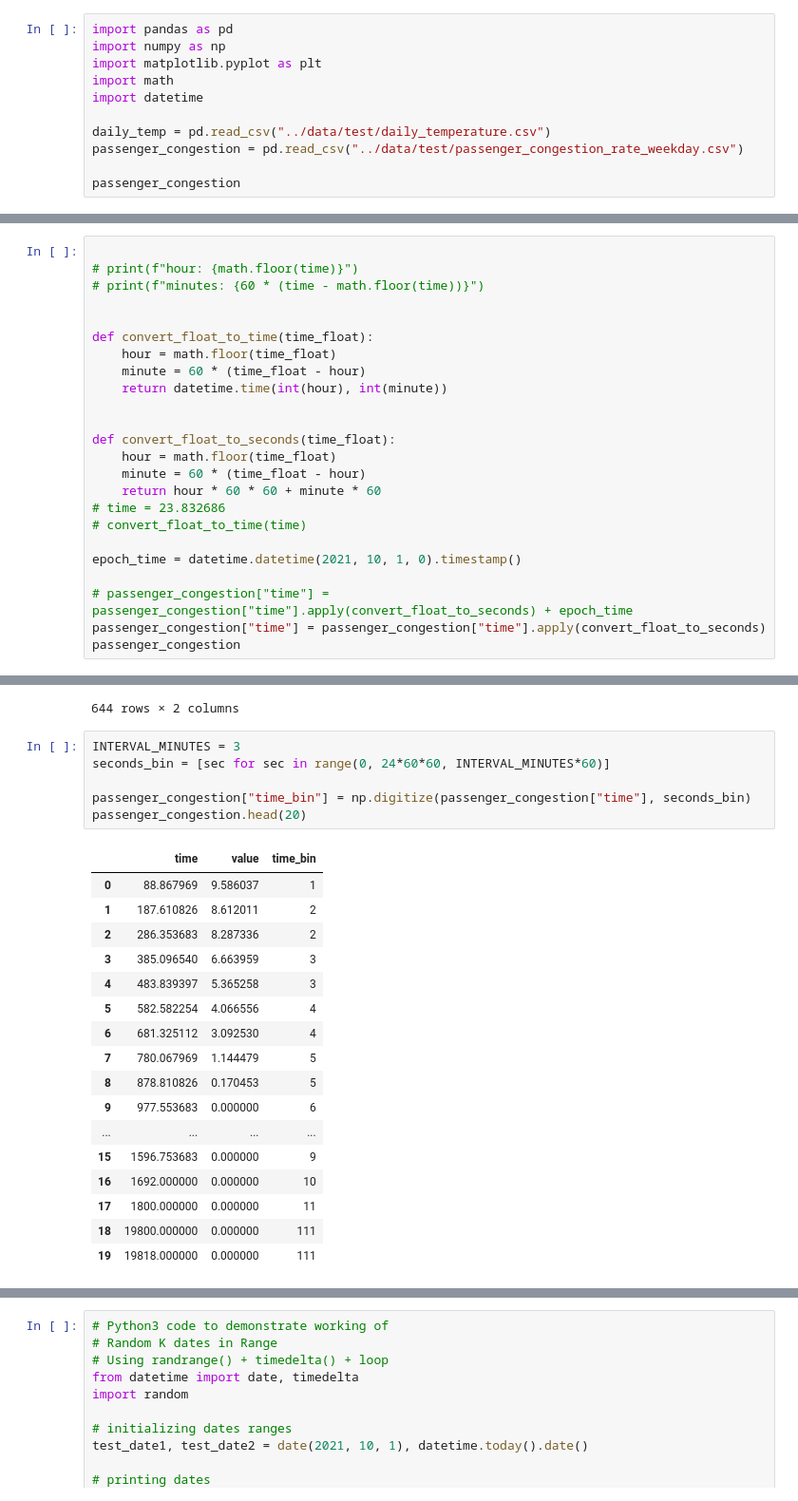
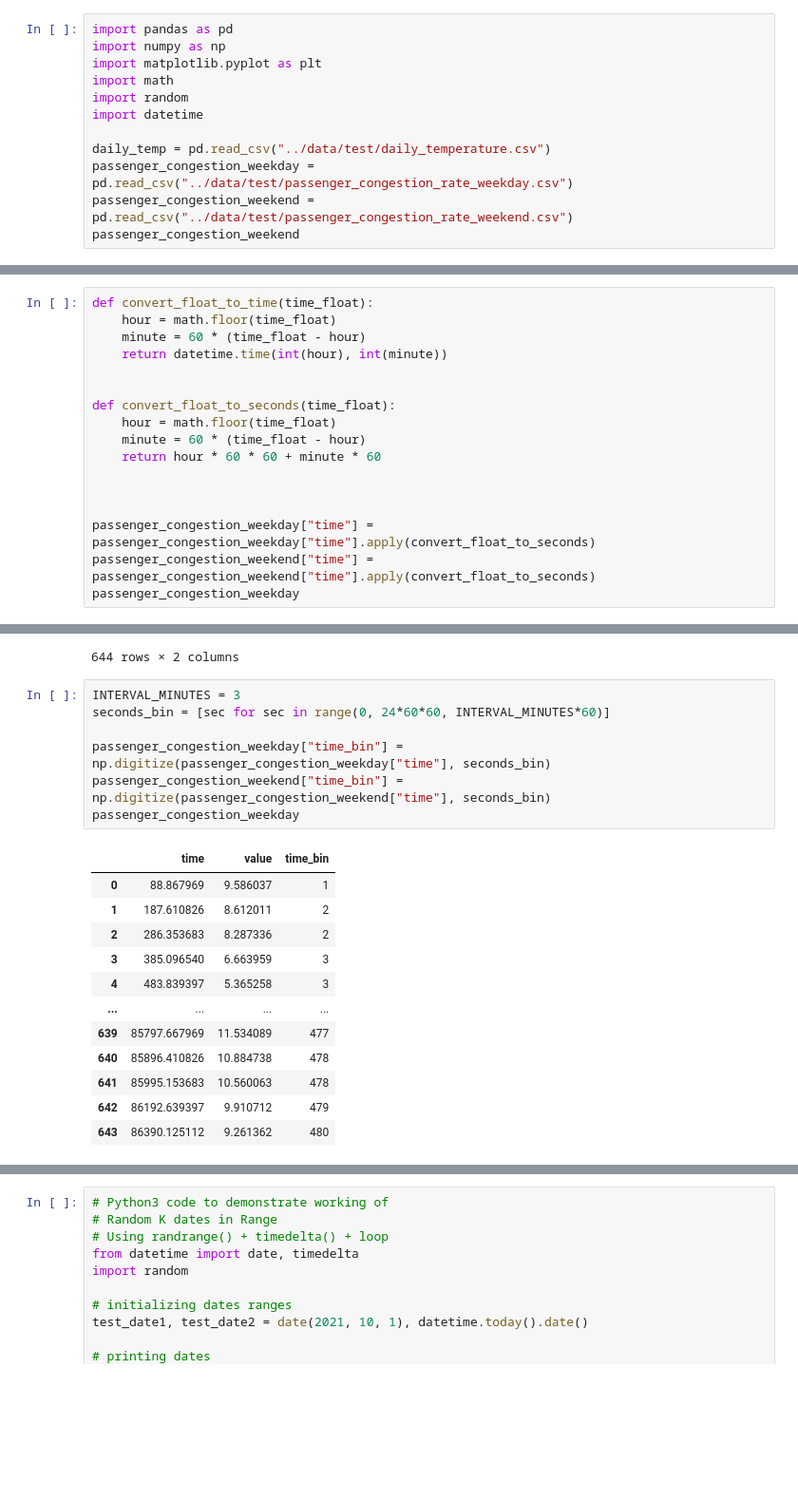
Before and after one commit to yxcho/iot_project, a Jupyter notebook: src/mock_data.ipynb, the cells around one changed output, grey strips where cells are left out. Shown at 95% size. Saved outputs shown, nothing was run; the diff lists cells and outputs as text; blank space fills up the shorter version.

```diff
--- a/src/mock_data.ipynb
+++ b/src/mock_data.ipynb
@@ -177,11 +179,12 @@ import pandas as pd
 import numpy as np
 import matplotlib.pyplot as plt
 import math
+import random
 import datetime
 
 daily_temp = pd.read_csv("../data/test/daily_temperature.csv")
-passenger_congestion = pd.read_csv("../data/test/passenger_congestion_rate_weekday.csv")
-
-passenger_congestion
+passenger_congestion_weekday = pd.read_csv("../data/test/passenger_congestion_rate_weekday.csv")
+passenger_congestion_weekend = pd.read_csv("../data/test/passenger_congestion_rate_weekend.csv")
+passenger_congestion_weekend
 # %% [output]
 |  | time | value |
@@ -200,9 +208,4 @@ passenger_congestion
 # %%
-
-# print(f"hour: {math.floor(time)}")
-# print(f"minutes: {60 * (time - math.floor(time))}")
-
-
 def convert_float_to_time(time_float):
     hour = math.floor(time_float)
     minute = 60 * (time_float - hour)
@@ -213,14 +216,12 @@ def convert_float_to_seconds(time_float):
     hour = math.floor(time_float)
     minute = 60 * (time_float - hour)
     return hour * 60 * 60 + minute * 60
-# time = 23.832686
-# convert_float_to_time(time)
 
-epoch_time = datetime.datetime(2021, 10, 1, 0).timestamp()
 
-# passenger_congestion["time"] = passenger_congestion["time"].apply(convert_float_to_seconds) + epoch_time
-passenger_congestion["time"] = passenger_congestion["time"].apply(convert_float_to_seconds)
-passenger_congestion
+
+passenger_congestion_weekday["time"] = passenger_congestion_weekday["time"].apply(convert_float_to_seconds)
+passenger_congestion_weekend["time"] = passenger_congestion_weekend["time"].apply(convert_float_to_seconds)
+passenger_congestion_weekday
 # %% [output]
 |  | time | value |
 | 0 | 88.867969 | 9.586037 |
@@ -238,24 +239,20 @@ passenger_congestion
 # %%
 INTERVAL_MINUTES = 3
 seconds_bin = [sec for sec in range(0, 24*60*60, INTERVAL_MINUTES*60)]
 
-passenger_congestion["time_bin"] = np.digitize(passenger_congestion["time"], seconds_bin)
-passenger_congestion.head(20)
+passenger_congestion_weekday["time_bin"] = np.digitize(passenger_congestion_weekday["time"], seconds_bin)
+passenger_congestion_weekend["time_bin"] = np.digitize(passenger_congestion_weekend["time"], seconds_bin)
+passenger_congestion_weekday
 # %% [output]
 |  | time | value | time_bin |
 | 0 | 88.867969 | 9.586037 | 1 |
 | 1 | 187.610826 | 8.612011 | 2 |
 | 2 | 286.353683 | 8.287336 | 2 |
 | 3 | 385.096540 | 6.663959 | 3 |
 | 4 | 483.839397 | 5.365258 | 3 |
-| 5 | 582.582254 | 4.066556 | 4 |
-| 6 | 681.325112 | 3.092530 | 4 |
-| 7 | 780.067969 | 1.144479 | 5 |
-| 8 | 878.810826 | 0.170453 | 5 |
-| 9 | 977.553683 | 0.000000 | 6 |
 | ... | ... | ... | ... |
-| 15 | 1596.753683 | 0.000000 | 9 |
-| 16 | 1692.000000 | 0.000000 | 10 |
-| 17 | 1800.000000 | 0.000000 | 11 |
-| 18 | 19800.000000 | 0.000000 | 111 |
-| 19 | 19818.000000 | 0.000000 | 111 |
+| 639 | 85797.667969 | 11.534089 | 477 |
+| 640 | 85896.410826 | 10.884738 | 478 |
+| 641 | 85995.153683 | 10.560063 | 478 |
+| 642 | 86192.639397 | 9.910712 | 479 |
+| 643 | 86390.125112 | 9.261362 | 480 |
```
Also changed, not shown: parts of 17 cells of this notebook, 2 other files.
